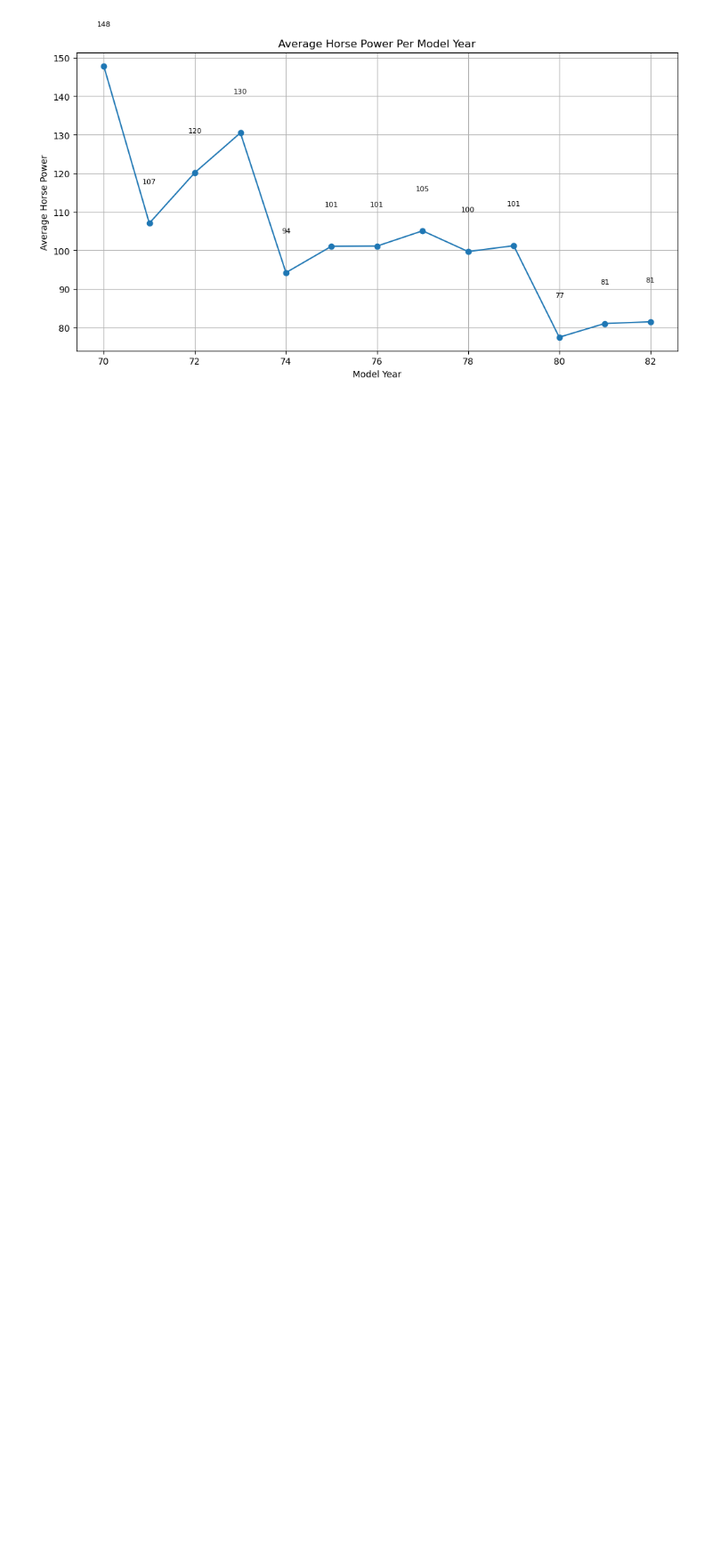
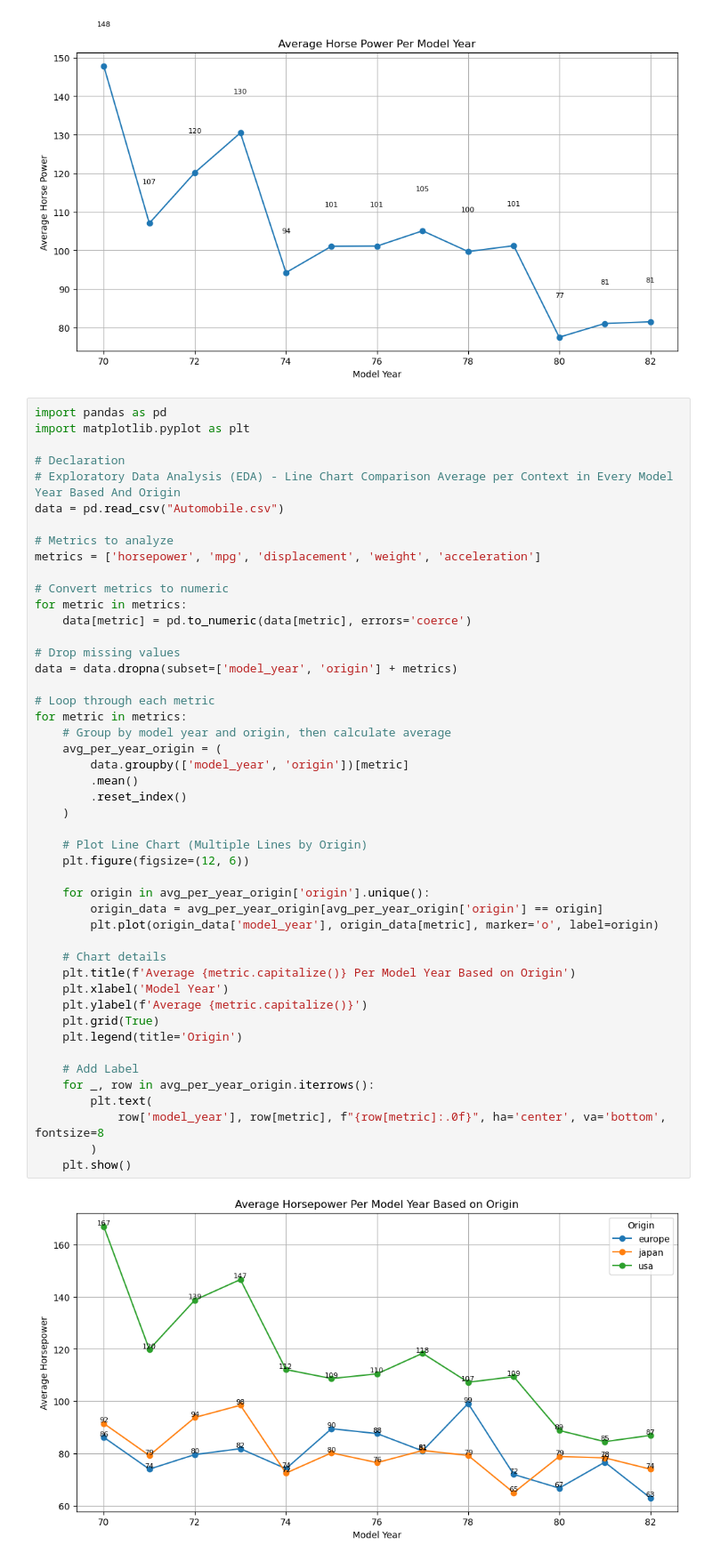
Before and after one commit to FlazeFy2/DS-Car_Information_Dataset, a Jupyter notebook: exploratory data analysis-line.ipynb, the cells around one changed output. Shown at 89% size. Saved outputs shown, nothing was run; the diff lists cells and outputs as text; blank space fills up the shorter version.

Commit message:
[DS] Exploratory Data Analysis (EDA) - Line Chart Comparison Average per Context in Every Model Year Based And Origin

```diff
--- a/exploratory data analysis-line.ipynb
+++ b/exploratory data analysis-line.ipynb
@@ -80,3 +80,52 @@ for x, y in zip(avg_hp_per_year.index, avg_hp_per_year.values):
 plt.show()
 # %% [output]
 [figure]
+# %%
+import pandas as pd
+import matplotlib.pyplot as plt
+
+# Declaration
+# Exploratory Data Analysis (EDA) - Line Chart Comparison Average per Context in Every Model Year Based And Origin
+data = pd.read_csv("Automobile.csv")
+
+# Metrics to analyze
+metrics = ['horsepower', 'mpg', 'displacement', 'weight', 'acceleration']
+
+# Convert metrics to numeric
+for metric in metrics:
+    data[metric] = pd.to_numeric(data[metric], errors='coerce')
+
+# Drop missing values
+data = data.dropna(subset=['model_year', 'origin'] + metrics)
+
+# Loop through each metric
+for metric in metrics:
+    # Group by model year and origin, then calculate average
+    avg_per_year_origin = (
+        data.groupby(['model_year', 'origin'])[metric]
+        .mean()
+        .reset_index()
+    )
+
+    # Plot Line Chart (Multiple Lines by Origin)
+    plt.figure(figsize=(12, 6))
+
+    for origin in avg_per_year_origin['origin'].unique():
+        origin_data = avg_per_year_origin[avg_per_year_origin['origin'] == origin]
+        plt.plot(origin_data['model_year'], origin_data[metric], marker='o', label=origin)
+
+    # Chart details
+    plt.title(f'Average {metric.capitalize()} Per Model Year Based on Origin')
+    plt.xlabel('Model Year')
+    plt.ylabel(f'Average {metric.capitalize()}')
+    plt.grid(True)
+    plt.legend(title='Origin')
+
+    # Add Label
+    for _, row in avg_per_year_origin.iterrows():
+        plt.text(
+            row['model_year'], row[metric], f"{row[metric]:.0f}", ha='center', va='bottom', fontsize=8
+        )
+    plt.show()
+# %% [output]
+[figure, added]
```
Also changed, not shown: parts of 1 cell of this notebook.
